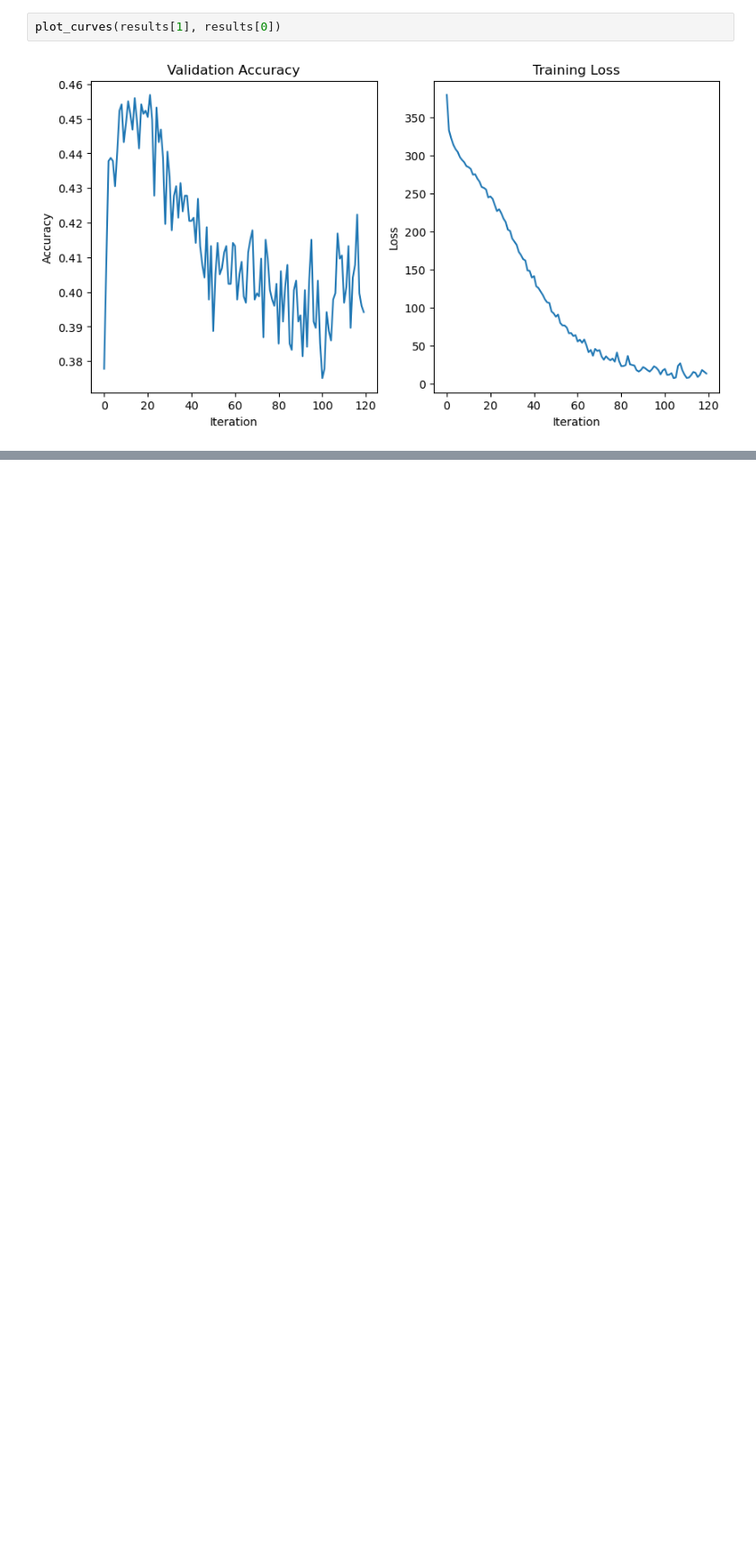
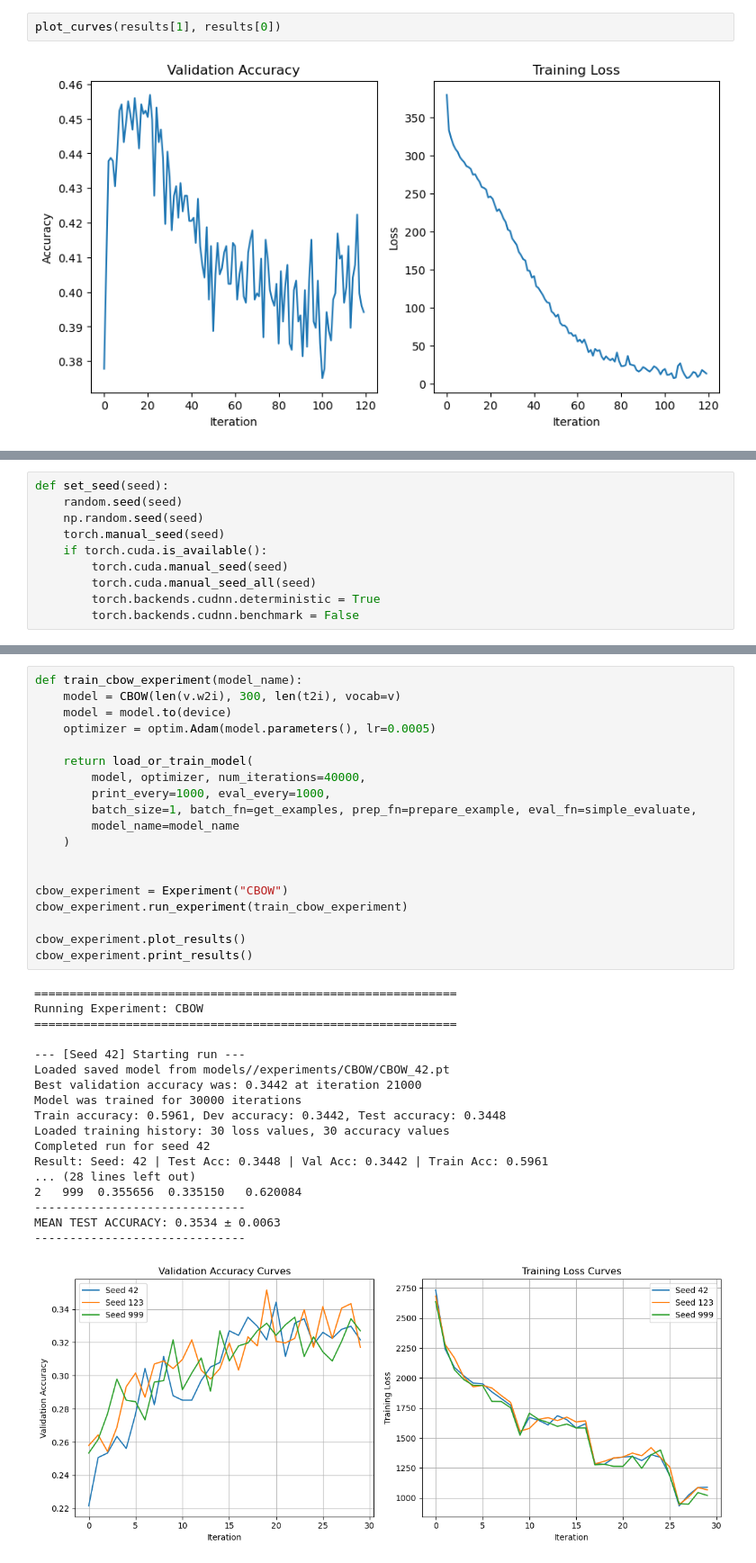
Before and after one commit to NiccoloCase/uva-nlp-1-assignments, a Jupyter notebook: assignment2/NLP1_2025_Practical_2.ipynb, the cells around one changed output, grey strips where cells are left out. Shown at 90% size. Saved outputs shown, nothing was run; the diff lists cells and outputs as text; blank space fills up the shorter version.

```diff
--- a/assignment2/NLP1_2025_Practical_2.ipynb
+++ b/assignment2/NLP1_2025_Practical_2.ipynb
@@ -2454,0 +2437,10 @@ plot_curves(results[1], results[0])
+# %%
+def set_seed(seed):
+    random.seed(seed)
+    np.random.seed(seed)
+    torch.manual_seed(seed)
+    if torch.cuda.is_available():
+        torch.cuda.manual_seed(seed)
+        torch.cuda.manual_seed_all(seed)
+        torch.backends.cudnn.deterministic = True
+        torch.backends.cudnn.benchmark = False
@@ -2454,0 +2590,38 @@ plot_curves(results[1], results[0])
+# %%
+def train_cbow_experiment(model_name):
+    model = CBOW(len(v.w2i), 300, len(t2i), vocab=v)
+    model = model.to(device)
+    optimizer = optim.Adam(model.parameters(), lr=0.0005)
+
+    return load_or_train_model(
+        model, optimizer, num_iterations=40000,
+        print_every=1000, eval_every=1000,
+        batch_size=1, batch_fn=get_examples, prep_fn=prepare_example, eval_fn=simple_evaluate,
+        model_name=model_name
+    )
+
+
+cbow_experiment = Experiment("CBOW")
+cbow_experiment.run_experiment(train_cbow_experiment)
+
+cbow_experiment.plot_results()
+cbow_experiment.print_results()
+# %% [output]
+============================================================
+Running Experiment: CBOW
+============================================================
+
+--- [Seed 42] Starting run ---
+Loaded saved model from models//experiments/CBOW/CBOW_42.pt
+Best validation accuracy was: 0.3442 at iteration 21000
+Model was trained for 30000 iterations
+Train accuracy: 0.5961, Dev accuracy: 0.3442, Test accuracy: 0.3448
+Loaded training history: 30 loss values, 30 accuracy values
+Completed run for seed 42
+Result: Seed: 42 | Test Acc: 0.3448 | Val Acc: 0.3442 | Train Acc: 0.5961
+... (28 lines left out)
+2   999  0.355656  0.335150   0.620084
+------------------------------
+MEAN TEST ACCURACY: 0.3534 ± 0.0063
+------------------------------
+[figure, added]
```
Also changed, not shown: parts of 24 cells of this notebook, 2 other files.
